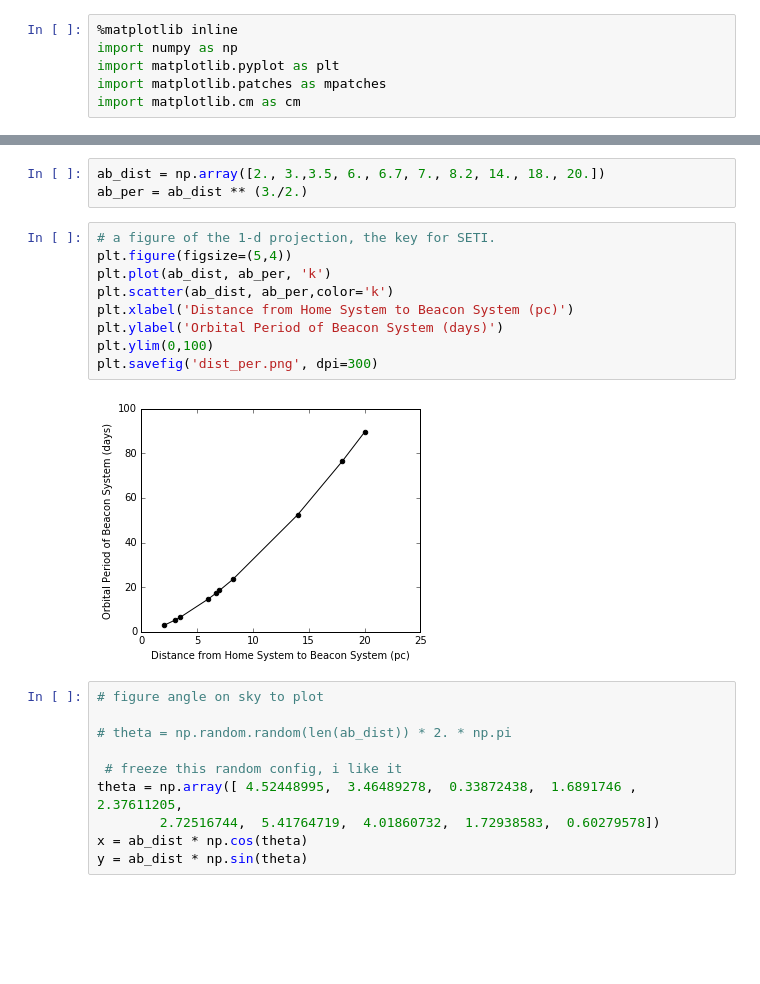
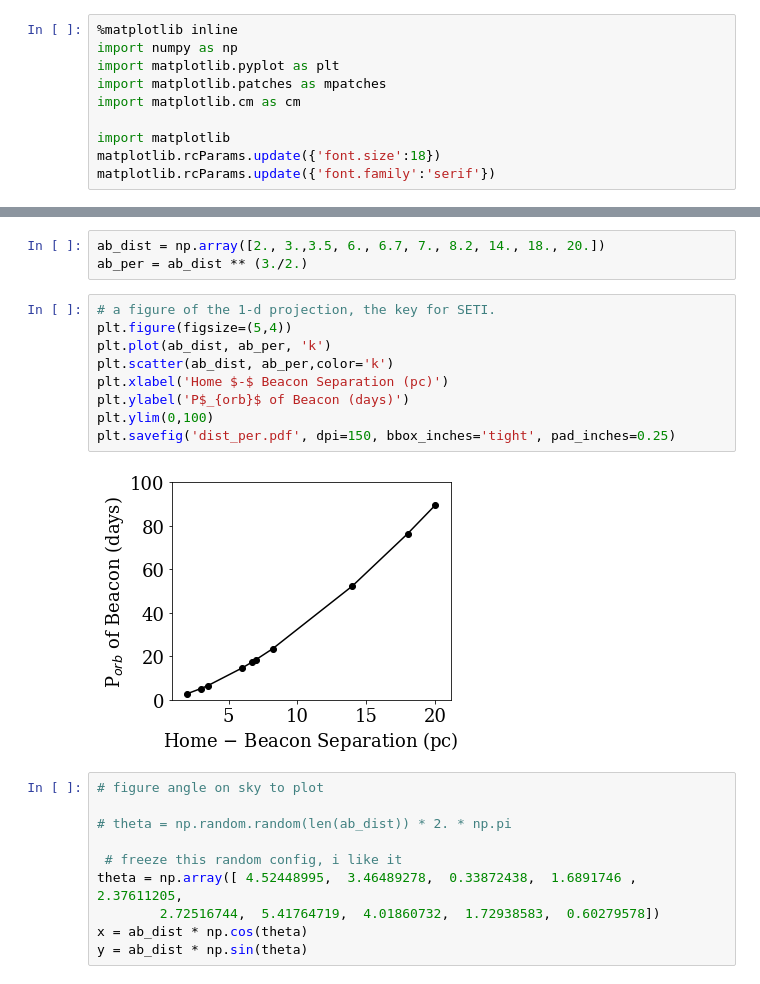
Before and after one commit to StellarCartography/survey_seti, a Jupyter notebook: figures/beacon.ipynb, the cells around one changed output, grey strips where cells are left out. Drawn from its saved outputs; the diff is of its cells as text; blank space fills up the shorter version.

```diff
--- a/figures/beacon.ipynb
+++ b/figures/beacon.ipynb
@@ -7,6 +7,10 @@ import numpy as np
 import matplotlib.pyplot as plt
 import matplotlib.patches as mpatches
 import matplotlib.cm as cm
+
+import matplotlib
+matplotlib.rcParams.update({'font.size':18})
+matplotlib.rcParams.update({'font.family':'serif'})
 # %% [markdown]
 The idea is simple: ET's would place artificial satellites in orbit around stars surrounding their home star system. The orbit period of the remote artificial satellites (or beacons) would be proportional to the distance from the remote star to the home star system. Each remote beacon system would be part of a network map leading to the home system. If the orbital period vs beacon distance relationship was known, the exact location of the home system could be triangulated using only a subset of the beacons.
 # %% [markdown]
@@ -17,14 +21,14 @@ ab_per = ab_dist ** (3./2.)
 # %%
 # a figure of the 1-d projection, the key for SETI.
 plt.figure(figsize=(5,4))
 plt.plot(ab_dist, ab_per, 'k')
 plt.scatter(ab_dist, ab_per,color='k')
-plt.xlabel('Distance from Home System to Beacon System (pc)')
-plt.ylabel('Orbital Period of Beacon System (days)')
+plt.xlabel('Home $-$ Beacon Separation (pc)')
+plt.ylabel('P$_{orb}$ of Beacon (days)')
 plt.ylim(0,100)
-plt.savefig('dist_per.png', dpi=300)
+plt.savefig('dist_per.pdf', dpi=150, bbox_inches='tight', pad_inches=0.25)
 # %% [output]
-[figure, old version]
+[figure, new version]
 # %%
 # figure angle on sky to plot
 
```
Also changed, not shown: parts of 7 cells of this notebook, 2 other files.
